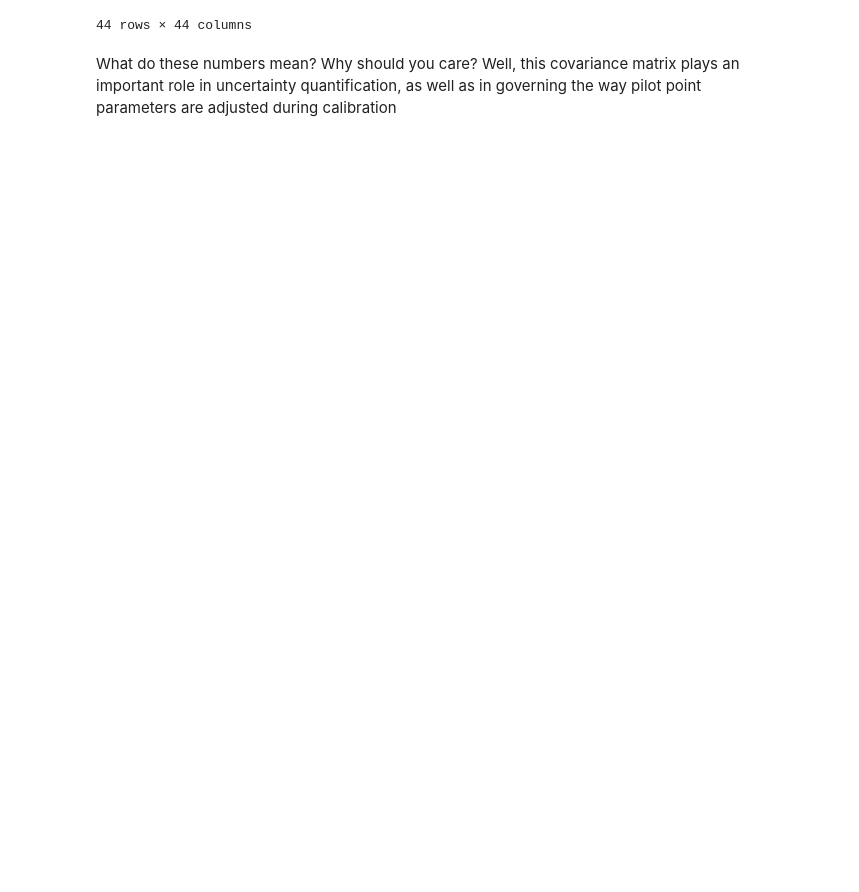
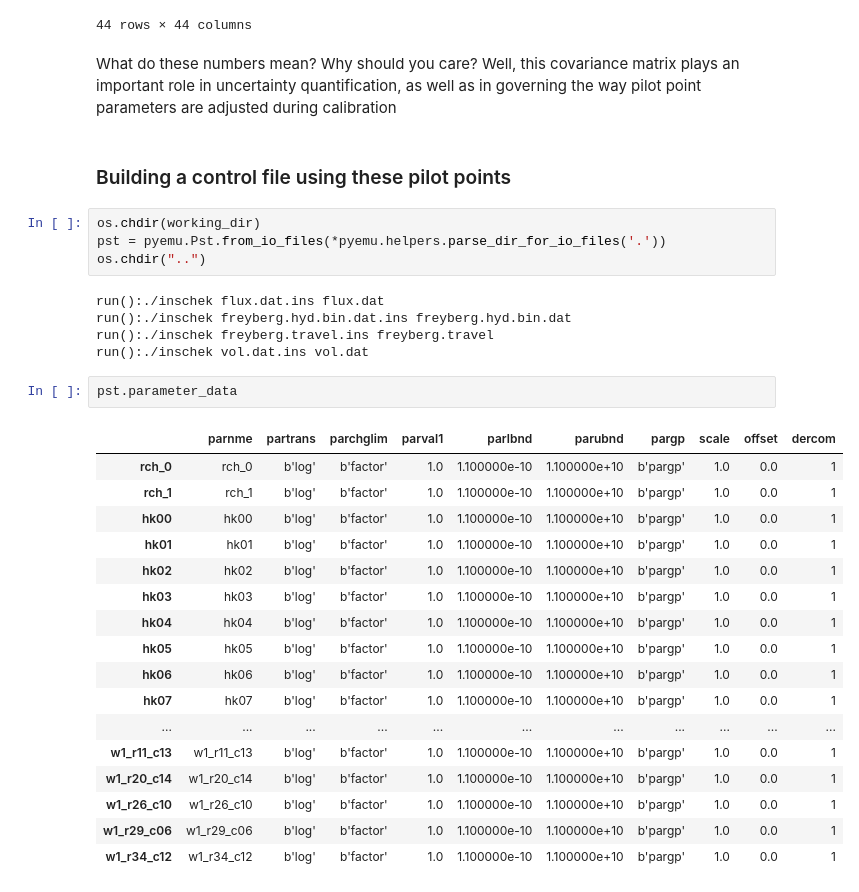
Before and after one commit to mnfienen/GW1876, a Jupyter notebook: activities/freyberg_pilot_points_create/freyberg_pilot_point_setup.ipynb, the cells around one changed output. Saved outputs shown, nothing was run; the diff lists cells and outputs as text; blank space fills up the shorter version.

```diff
--- a/activities/freyberg_pilot_points_create/freyberg_pilot_point_setup.ipynb
+++ b/activities/freyberg_pilot_points_create/freyberg_pilot_point_setup.ipynb
@@ -216,3 +205,34 @@ cov.to_dataframe()
 44 rows × 44 columns
 # %% [markdown]
 What do these numbers mean?  Why should you care?  Well, this covariance matrix plays an important role in uncertainty quantification, as well as in governing the way pilot point parameters are adjusted during calibration
+# %% [markdown]
+   ### Building a control file using these pilot points
+# %%
+os.chdir(working_dir)
+pst = pyemu.Pst.from_io_files(*pyemu.helpers.parse_dir_for_io_files('.'))
+os.chdir("..")
+# %% [output]
+run():./inschek flux.dat.ins flux.dat
+run():./inschek freyberg.hyd.bin.dat.ins freyberg.hyd.bin.dat
+run():./inschek freyberg.travel.ins freyberg.travel
+run():./inschek vol.dat.ins vol.dat
+# %%
+pst.parameter_data
+# %% [output]
+|  | parnme | partrans | parchglim | parval1 | parlbnd | parubnd | pargp | scale | offset | dercom |
+| rch_0 | rch_0 | b'log' | b'factor' | 1.0 | 1.100000e-10 | 1.100000e+10 | b'pargp' | 1.0 | 0.0 | 1 |
+| rch_1 | rch_1 | b'log' | b'factor' | 1.0 | 1.100000e-10 | 1.100000e+10 | b'pargp' | 1.0 | 0.0 | 1 |
+| hk00 | hk00 | b'log' | b'factor' | 1.0 | 1.100000e-10 | 1.100000e+10 | b'pargp' | 1.0 | 0.0 | 1 |
+| hk01 | hk01 | b'log' | b'factor' | 1.0 | 1.100000e-10 | 1.100000e+10 | b'pargp' | 1.0 | 0.0 | 1 |
+| hk02 | hk02 | b'log' | b'factor' | 1.0 | 1.100000e-10 | 1.100000e+10 | b'pargp' | 1.0 | 0.0 | 1 |
+| hk03 | hk03 | b'log' | b'factor' | 1.0 | 1.100000e-10 | 1.100000e+10 | b'pargp' | 1.0 | 0.0 | 1 |
+| hk04 | hk04 | b'log' | b'factor' | 1.0 | 1.100000e-10 | 1.100000e+10 | b'pargp' | 1.0 | 0.0 | 1 |
+| hk05 | hk05 | b'log' | b'factor' | 1.0 | 1.100000e-10 | 1.100000e+10 | b'pargp' | 1.0 | 0.0 | 1 |
+| hk06 | hk06 | b'log' | b'factor' | 1.0 | 1.100000e-10 | 1.100000e+10 | b'pargp' | 1.0 | 0.0 | 1 |
+| hk07 | hk07 | b'log' | b'factor' | 1.0 | 1.100000e-10 | 1.100000e+10 | b'pargp' | 1.0 | 0.0 | 1 |
+| ... | ... | ... | ... | ... | ... | ... | ... | ... | ... | ... |
+| w1_r11_c13 | w1_r11_c13 | b'log' | b'factor' | 1.0 | 1.100000e-10 | 1.100000e+10 | b'pargp' | 1.0 | 0.0 | 1 |
+| w1_r20_c14 | w1_r20_c14 | b'log' | b'factor' | 1.0 | 1.100000e-10 | 1.100000e+10 | b'pargp' | 1.0 | 0.0 | 1 |
+| w1_r26_c10 | w1_r26_c10 | b'log' | b'factor' | 1.0 | 1.100000e-10 | 1.100000e+10 | b'pargp' | 1.0 | 0.0 | 1 |
+| w1_r29_c06 | w1_r29_c06 | b'log' | b'factor' | 1.0 | 1.100000e-10 | 1.100000e+10 | b'pargp' | 1.0 | 0.0 | 1 |
+| w1_r34_c12 | w1_r34_c12 | b'log' | b'factor' | 1.0 | 1.100000e-10 | 1.100000e+10 | b'pargp' | 1.0 | 0.0 | 1 |
```
Also changed, not shown: parts of 10 cells of this notebook.
